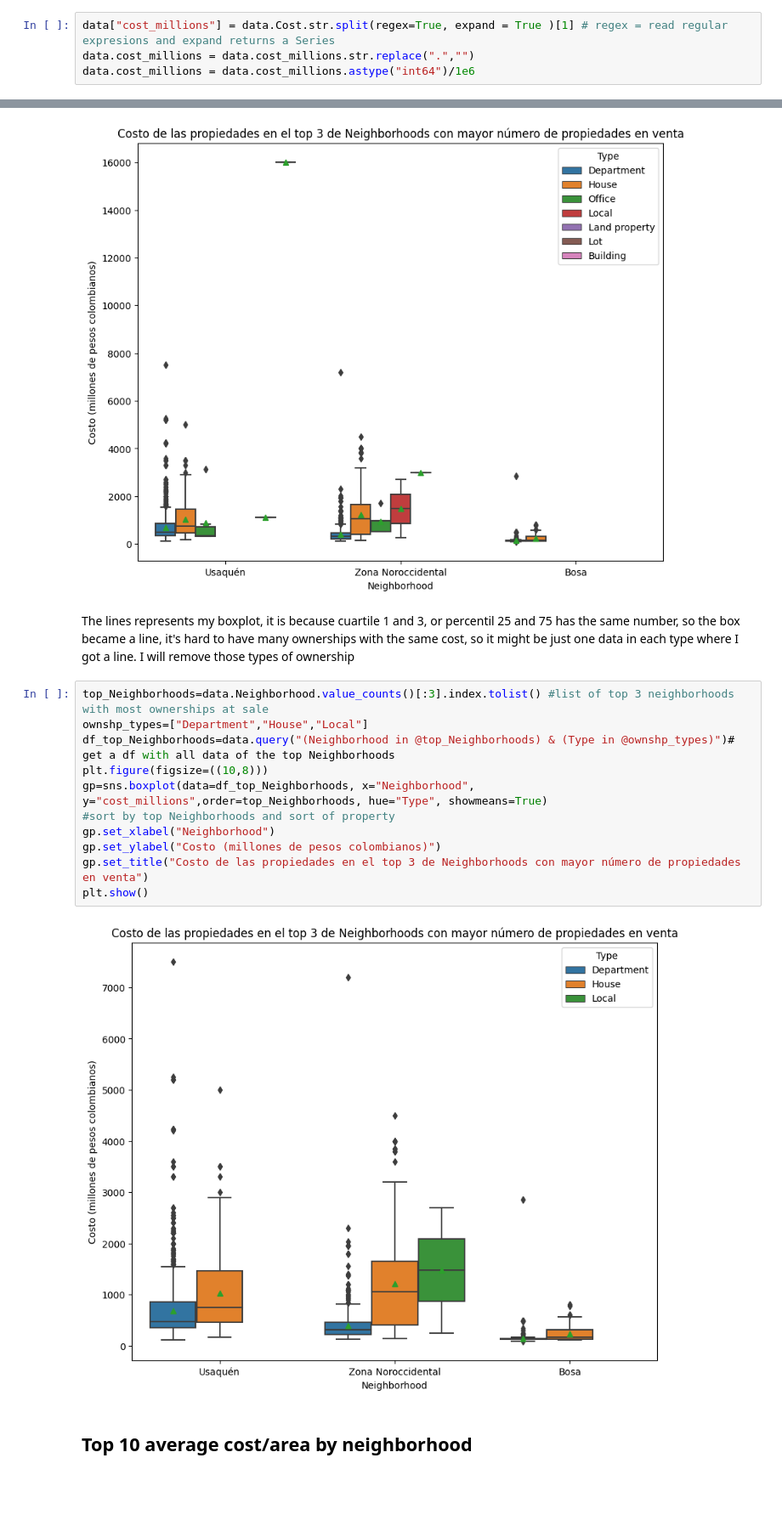
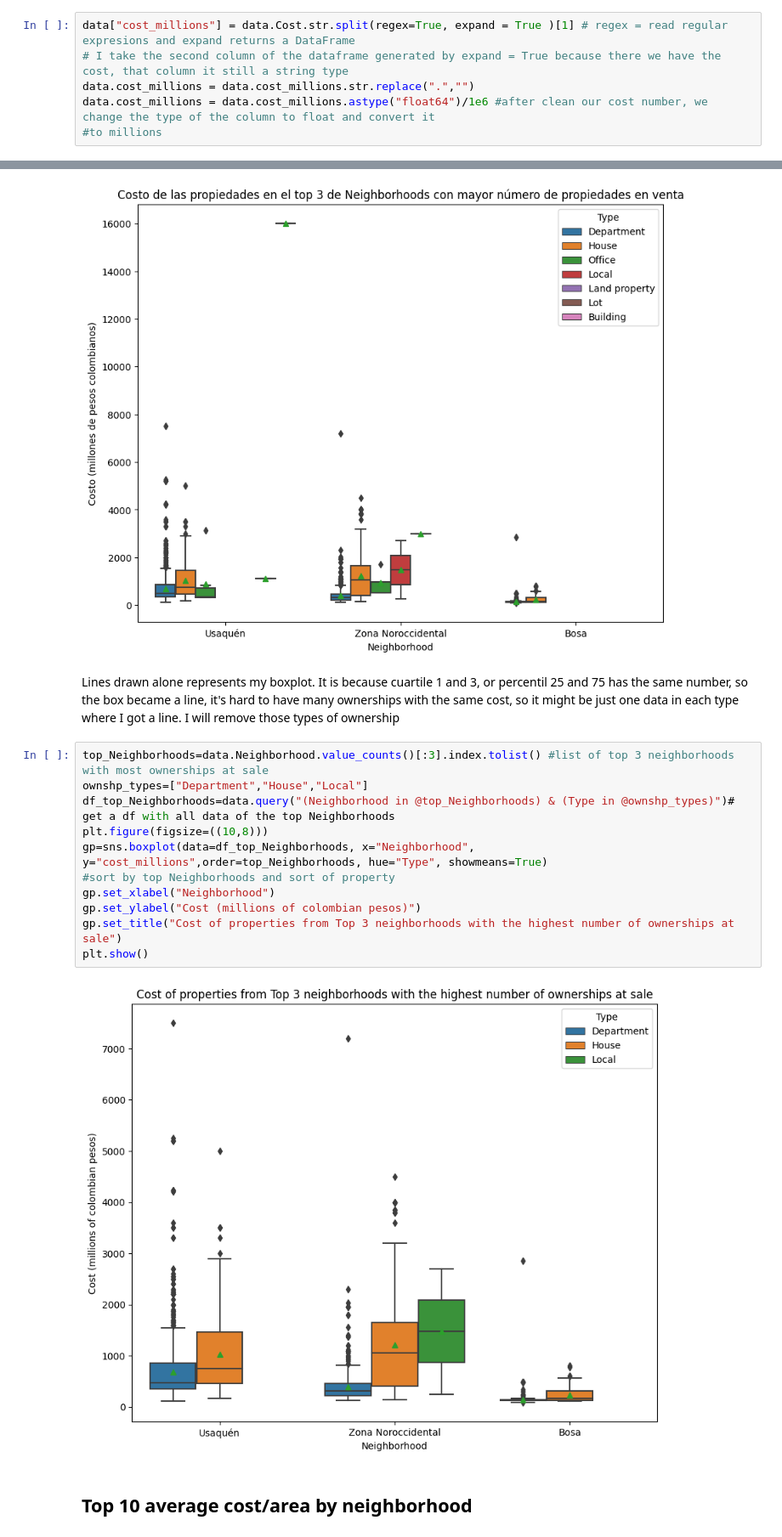
Before and after one commit to EmmanuelMald/Inmersion-datos-Aiura-LATAM, a Jupyter notebook: Integrate_work.ipynb, the cells around one changed output, grey strips where cells are left out. Shown at 85% size. Drawn from its saved outputs; the diff is of its cells as text; blank space fills up the shorter version.

```diff
--- a/Integrate_work.ipynb
+++ b/Integrate_work.ipynb
@@ -87,9 +86,11 @@ data.Type=data.Type.str.replace("Edificio", "Building")
 # %% [markdown]
 - I will change the data type of "Cost" column, from object (string) to float and I will change the unit to millions
 # %%
-data["cost_millions"] = data.Cost.str.split(regex=True, expand = True )[1] # regex = read regular expresions and expand returns a Series
+data["cost_millions"] = data.Cost.str.split(regex=True, expand = True )[1] # regex = read regular expresions and expand returns a DataFrame
+# I take the second column of the dataframe generated by expand = True because there we have the cost, that column it still a string type
 data.cost_millions = data.cost_millions.str.replace(".","")
-data.cost_millions = data.cost_millions.astype("int64")/1e6
+data.cost_millions = data.cost_millions.astype("float64")/1e6 #after clean our cost number, we change the type of the column to float and convert it
+#to millions
 # %%
 data.info()
 # %% [output]
@@ -208,20 +209,20 @@ plt.show()
 # %% [output]
 [figure]
 # %% [markdown]
-The lines represents my boxplot, it is because cuartile 1 and 3, or percentil 25 and 75 has the same number, so the box became a line, it's hard to have many ownerships with the same cost, so it might be just one data in each type where I got a line. I will remove those types of ownership
+Lines drawn alone represents my boxplot. It is because cuartile 1 and 3, or percentil 25 and 75 has the same number, so the box became a line, it's hard to have many ownerships with the same cost, so it might be just one data in each type where I got a line. I will remove those types of ownership
 # %%
 top_Neighborhoods=data.Neighborhood.value_counts()[:3].index.tolist() #list of top 3 neighborhoods with most ownerships at sale
 ownshp_types=["Department","House","Local"]
 df_top_Neighborhoods=data.query("(Neighborhood in @top_Neighborhoods) & (Type in @ownshp_types)")# get a df with all data of the top Neighborhoods
 plt.figure(figsize=((10,8)))
 gp=sns.boxplot(data=df_top_Neighborhoods, x="Neighborhood", y="cost_millions",order=top_Neighborhoods, hue="Type", showmeans=True)
 #sort by top Neighborhoods and sort of property
 gp.set_xlabel("Neighborhood")
-gp.set_ylabel("Costo (millones de pesos colombianos)")
-gp.set_title("Costo de las propiedades en el top 3 de Neighborhoods con mayor número de propiedades en venta")
+gp.set_ylabel("Cost (millions of colombian pesos)")
+gp.set_title("Cost of properties from Top 3 neighborhoods with the highest number of ownerships at sale")
 plt.show()
 # %% [output]
-[figure, old version]
+[figure, new version]
 # %% [markdown]
 ## Top 10 average cost/area by neighborhood
 # %%
```
Also changed, not shown: parts of 20 cells of this notebook.
